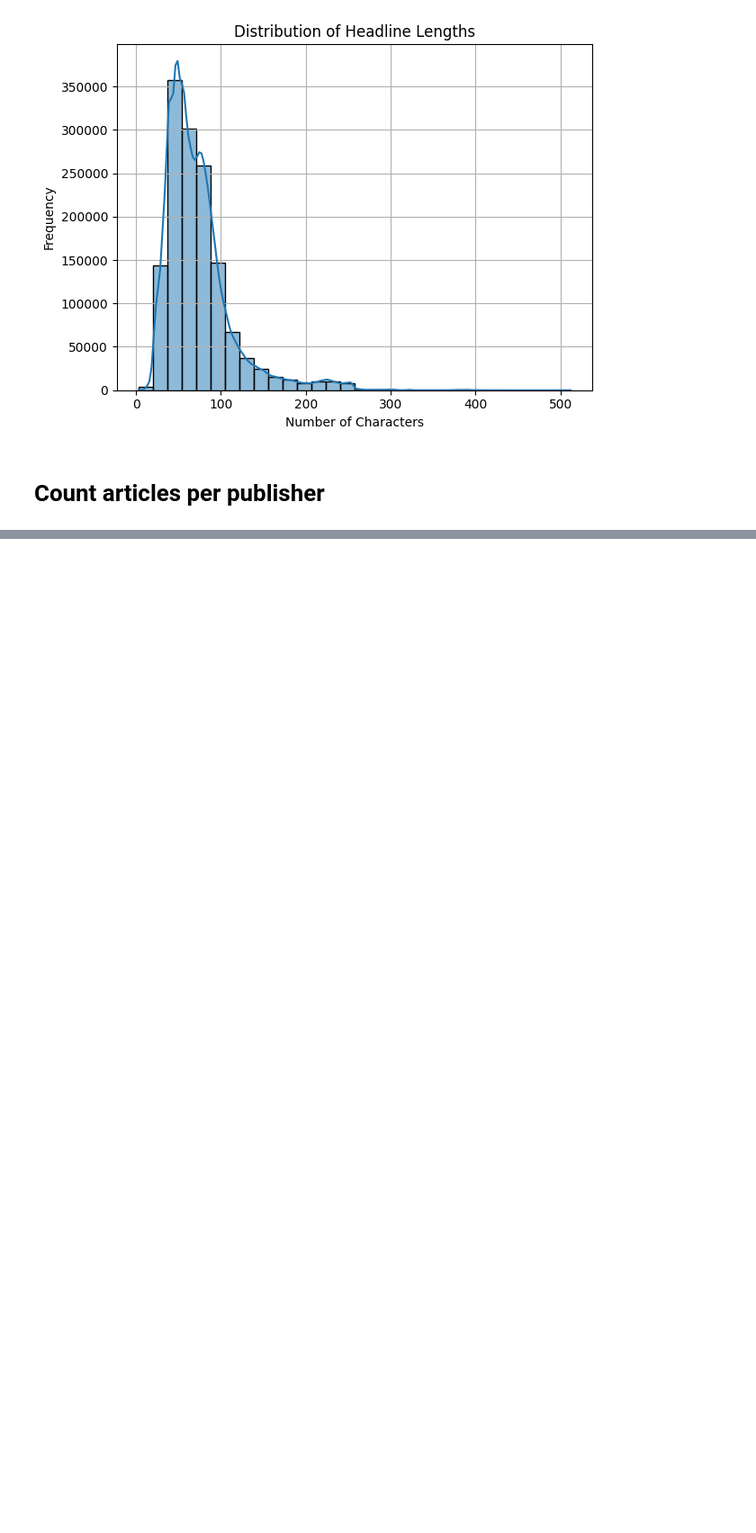
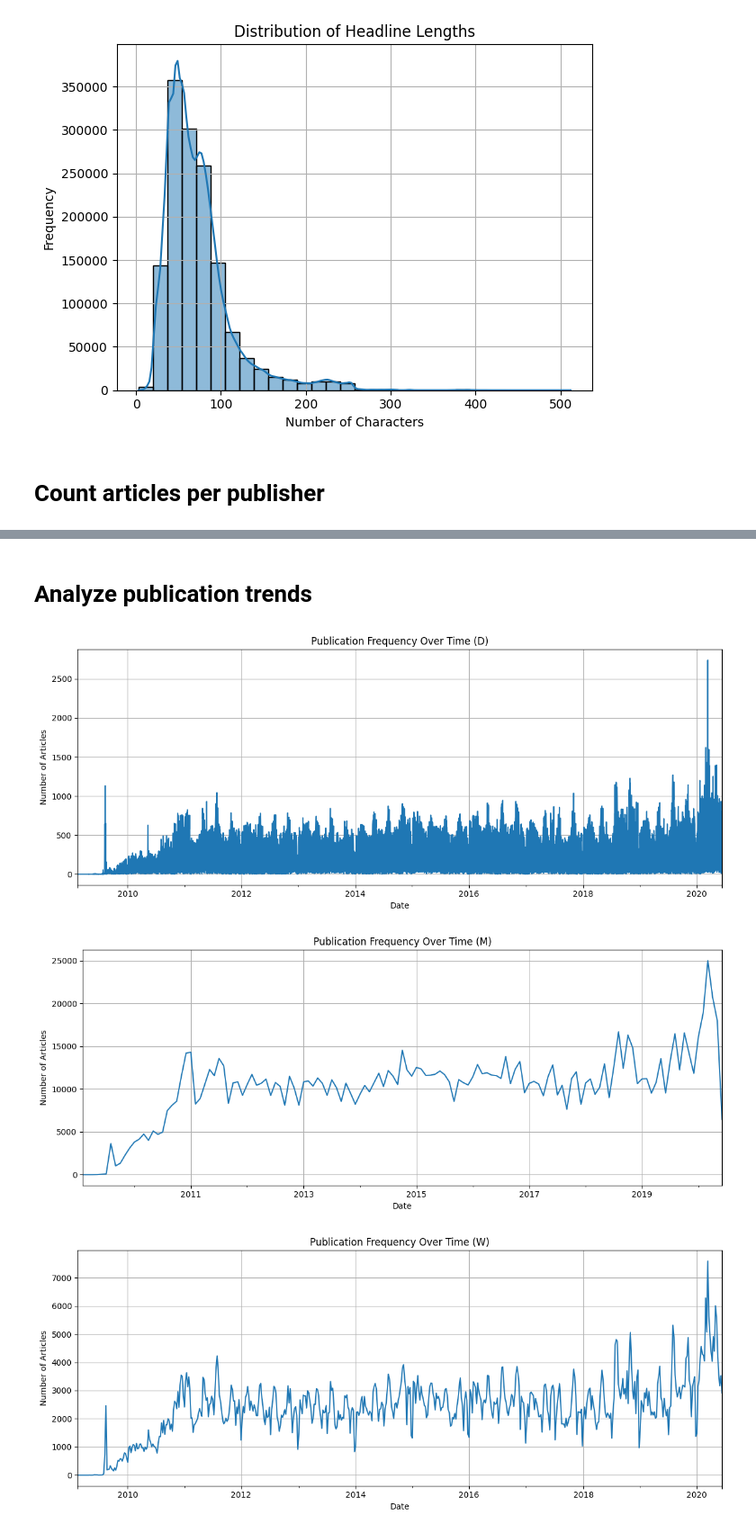
Before and after one commit to Getaye-Biaznlgn/kaim-week1, a Jupyter notebook: notebooks/finance_analysis_eda.ipynb, the cells around one changed output, grey strips where cells are left out. Shown at 90% size. Drawn from its saved outputs; the diff is of its cells as text; code cells hidden in the pictures; blank space fills up the shorter version.

Commit message:
feat: Analyze article publication trends over time

```diff
--- a/notebooks/finance_analysis_eda.ipynb
+++ b/notebooks/finance_analysis_eda.ipynb
@@ -76,0 +59,11 @@ Name: count, dtype: int64
+# %% [markdown]
+# Analyze publication trends
+# %%
+daily_counts = analyzer.analyze_publication_trends()
+monthly_counts = analyzer.analyze_publication_trends("M")
+weekly_counts = analyzer.analyze_publication_trends("W")
+weekly_counts.tail()
+# %% [output]
+[figure, added]
+[figure, added]
+[figure, added]
```
Also changed, not shown: parts of 2 cells of this notebook, 1 other file.
